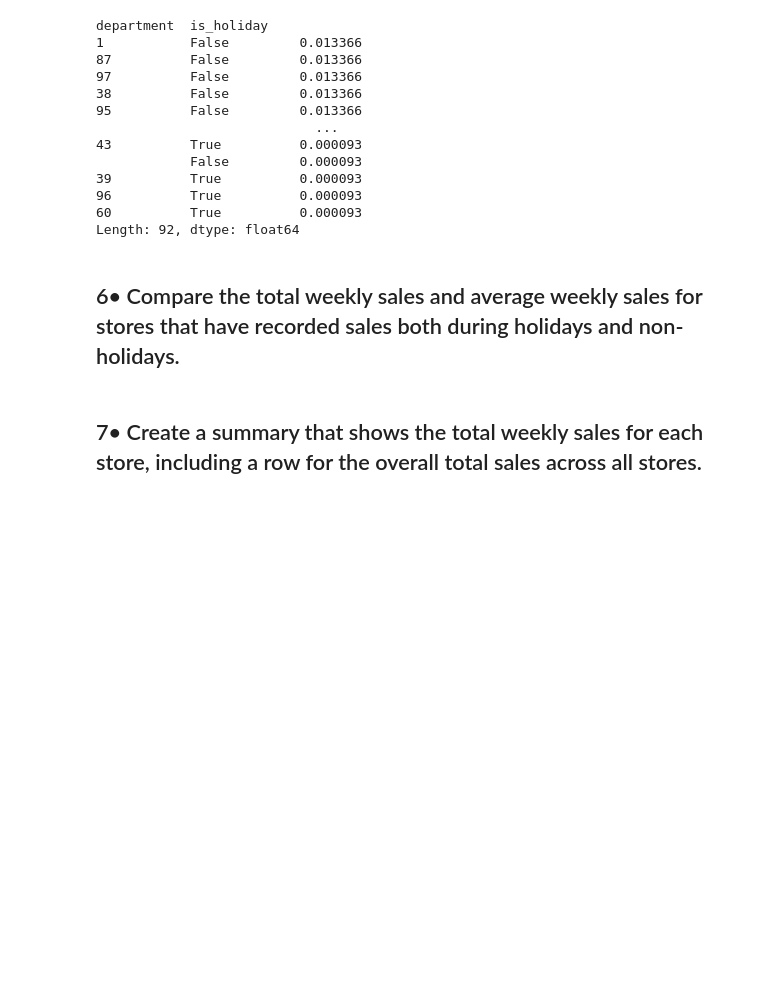
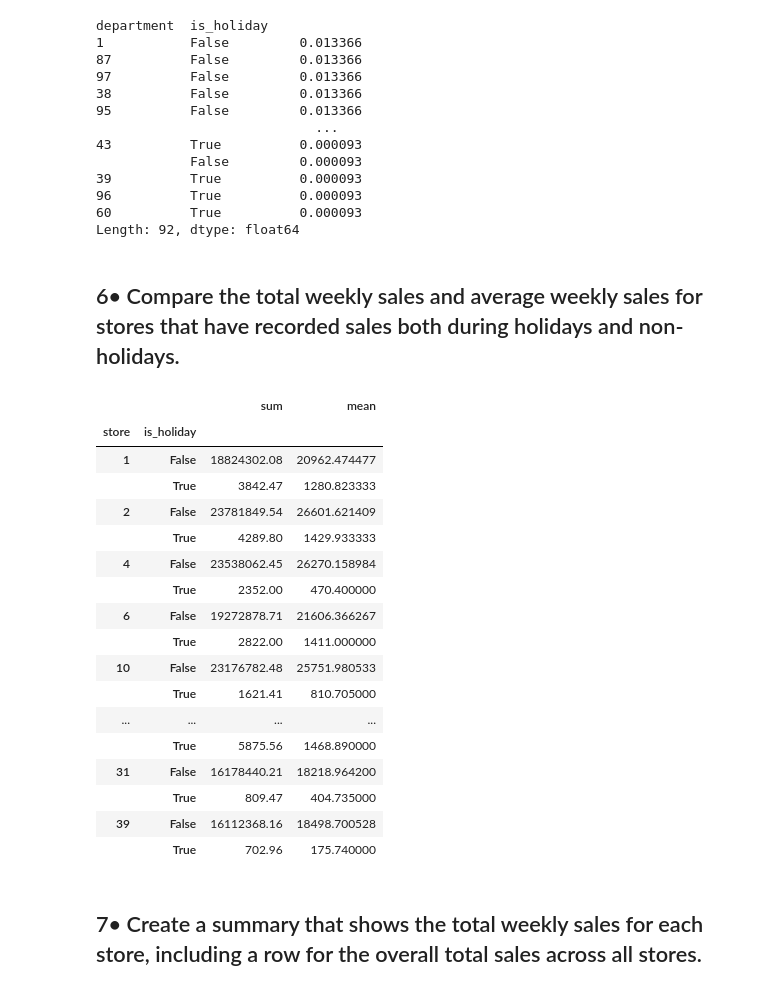
Before and after one commit to S827/python-programs, a Jupyter notebook: EDAPractice/DMWithPandas/CH2_AggregatingDataFrames/aggregating_Dataframes.ipynb, the cells around one changed output. Saved outputs shown, nothing was run; the diff lists cells and outputs as text; code cells hidden in the pictures; blank space fills up the shorter version.

Commit message:
added problem 6 solution of aggregating dataframes test set

```diff
--- a/EDAPractice/DMWithPandas/CH2_AggregatingDataFrames/aggregating_Dataframes.ipynb
+++ b/EDAPractice/DMWithPandas/CH2_AggregatingDataFrames/aggregating_Dataframes.ipynb
@@ -228,6 +228,27 @@ department  is_holiday
 Length: 92, dtype: float64
 # %% [markdown]
 ## 6•  Compare the total weekly sales and average weekly sales for stores that have recorded sales both during holidays and non-holidays.
+# %%
+sales.groupby(['store', 'is_holiday'])['weekly_sales'].agg([np.sum, np.mean])
+# %% [output]
+|  |  | sum | mean |
+| store | is_holiday |  |  |
+| 1 | False | 18824302.08 | 20962.474477 |
+|  | True | 3842.47 | 1280.823333 |
+| 2 | False | 23781849.54 | 26601.621409 |
+|  | True | 4289.80 | 1429.933333 |
+| 4 | False | 23538062.45 | 26270.158984 |
+|  | True | 2352.00 | 470.400000 |
+| 6 | False | 19272878.71 | 21606.366267 |
+|  | True | 2822.00 | 1411.000000 |
+| 10 | False | 23176782.48 | 25751.980533 |
+|  | True | 1621.41 | 810.705000 |
+| ... | ... | ... | ... |
+|  | True | 5875.56 | 1468.890000 |
+| 31 | False | 16178440.21 | 18218.964200 |
+|  | True | 809.47 | 404.735000 |
+| 39 | False | 16112368.16 | 18498.700528 |
+|  | True | 702.96 | 175.740000 |
 # %% [markdown]
 ## 7•  Create a summary that shows the total weekly sales for each store, including a row for the overall total sales across all stores.
 # %% [markdown]
```
